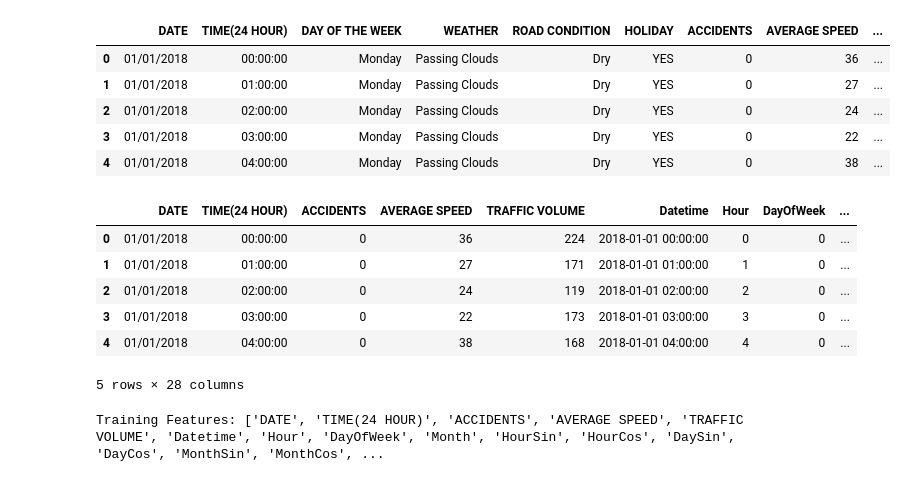
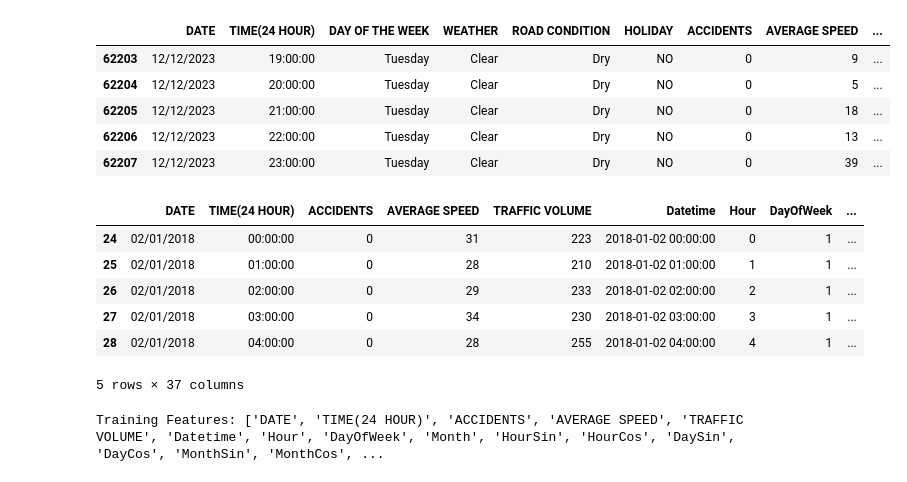
Before and after one commit to jhubii/Traffic_forecasting, a Jupyter notebook: Traffic_forecasting.ipynb, the cells around one changed output. Saved outputs shown, nothing was run; the diff lists cells and outputs as text; code cells hidden in the pictures.

```diff
--- a/Traffic_forecasting.ipynb
+++ b/Traffic_forecasting.ipynb
@@ -43,10 +33,10 @@ def add_lagged_features(df, target_column, lags):
         df[f'{target_column}_lag_{lag}'] = df[target_column].shift(lag)
     return df.dropna()
 # %%
-def load_and_preprocess_data(files, sheets):
+def load_and_preprocess_data(files, sheets, route_names):
     df_list = []
 
-    for file in files:
+    for file, route_name in zip(files, route_names):
         if os.path.exists(file):
             for sheet in sheets:
                 try:
@@ -65,6 +55,7 @@ def load_and_preprocess_data(files, sheets):
                     temp_df['Hour'] = temp_df['Datetime'].dt.hour
                     temp_df['DayOfWeek'] = temp_df['Datetime'].dt.dayofweek
                     temp_df['Month'] = temp_df['Datetime'].dt.month
+                    temp_df['Route'] = route_name  # Add Route Information
                     temp_df = add_temporal_features(temp_df)
 
                     df_list.append(temp_df)
@@ -74,38 +65,49 @@ def load_and_preprocess_data(files, sheets):
     return pd.concat(df_list, ignore_index=True) if df_list else None
 # %%
 files = ['./dataset/MA-A.xlsx', './dataset/NORTHBOUND.xlsx', './dataset/SOUTHBOUND.xlsx']
+route_names = ['MA-A', 'NORTHBOUND', 'SOUTHBOUND']
 sheets = ["2018", "2019", "2020", "2021", "2022", "2023"]
-df = load_and_preprocess_data(files, sheets)
 
-df.head()
+df = load_and_preprocess_data(files, sheets, route_names)
+
+df.tail()
 # %% [output]
 |  | DATE | TIME(24 HOUR) | DAY OF THE WEEK | WEATHER | ROAD CONDITION | HOLIDAY | ACCIDENTS | AVERAGE SPEED | ... |
-| 0 | 01/01/2018 | 00:00:00 | Monday | Passing Clouds | Dry | YES | 0 | 36 | ... |
-| 1 | 01/01/2018 | 01:00:00 | Monday | Passing Clouds | Dry | YES | 0 | 27 | ... |
-| 2 | 01/01/2018 | 02:00:00 | Monday | Passing Clouds | Dry | YES | 0 | 24 | ... |
-| 3 | 01/01/2018 | 03:00:00 | Monday | Passing Clouds | Dry | YES | 0 | 22 | ... |
-| 4 | 01/01/2018 | 04:00:00 | Monday | Passing Clouds | Dry | YES | 0 | 38 | ... |
+| 62203 | 12/12/2023 | 19:00:00 | Tuesday | Clear | Dry | NO | 0 | 9 | ... |
+| 62204 | 12/12/2023 | 20:00:00 | Tuesday | Clear | Dry | NO | 0 | 5 | ... |
+| 62205 | 12/12/2023 | 21:00:00 | Tuesday | Clear | Dry | NO | 0 | 18 | ... |
+| 62206 | 12/12/2023 | 22:00:00 | Tuesday | Clear | Dry | NO | 0 | 13 | ... |
+| 62207 | 12/12/2023 | 23:00:00 | Tuesday | Clear | Dry | NO | 0 | 39 | ... |
 # %%
+# One-hot encode categorical features
 categorical_cols = ['DAY OF THE WEEK', 'WEATHER', 'ROAD CONDITION', 'HOLIDAY']
 df = pd.get_dummies(df, columns=categorical_cols, drop_first=True)
 
+# Create dummy variables for the 'Route' column (ensures route selection is preserved)
+df = pd.get_dummies(df, columns=['Route'], drop_first=False)
+
 target_column = 'TRAFFIC VOLUME'
 
-# lags = [1, 2, 3, 6, 12, 24]
-# df = add_lagged_features(df, target_column, lags)
+# ✅ Add lagged features (hourly/daily traffic patterns)
+lags = [1, 2, 3, 6, 12, 24]
+df = add_lagged_features(df, target_column, lags)
 
+# Define features (excluding target and timestamp-related columns)
 features = df.drop([target_column, 'DATE', 'TIME(24 HOUR)', 'Datetime'], axis=1)
 target = df[target_column]
 
+# Scale features and target variable
 scaler_X = MinMaxScaler()
 X_scaled = scaler_X.fit_transform(features)
 
 scaler_y = MinMaxScaler()
 y_scaled = scaler_y.fit_transform(target.values.reshape(-1, 1)).flatten()
 
+# Create sequences for LSTM
 window_size = 24
 X_seq, y_seq = create_sequences(X_scaled, y_scaled, window_size)
 
+# Split into training and test sets (80% train, 20% test)
 train_size = int(len(X_seq) * 0.8)
 X_train, X_test = X_seq[:train_size], X_seq[train_size:]
 y_train, y_test = y_seq[:train_size], y_seq[train_size:]
@@ -113,12 +115,12 @@ y_train, y_test = y_seq[:train_size], y_seq[train_size:]
 df.head()
 # %% [output]
 |  | DATE | TIME(24 HOUR) | ACCIDENTS | AVERAGE SPEED | TRAFFIC VOLUME | Datetime | Hour | DayOfWeek | ... |
-| 0 | 01/01/2018 | 00:00:00 | 0 | 36 | 224 | 2018-01-01 00:00:00 | 0 | 0 | ... |
-| 1 | 01/01/2018 | 01:00:00 | 0 | 27 | 171 | 2018-01-01 01:00:00 | 1 | 0 | ... |
-| 2 | 01/01/2018 | 02:00:00 | 0 | 24 | 119 | 2018-01-01 02:00:00 | 2 | 0 | ... |
-| 3 | 01/01/2018 | 03:00:00 | 0 | 22 | 173 | 2018-01-01 03:00:00 | 3 | 0 | ... |
-| 4 | 01/01/2018 | 04:00:00 | 0 | 38 | 168 | 2018-01-01 04:00:00 | 4 | 0 | ... |
+| 24 | 02/01/2018 | 00:00:00 | 0 | 31 | 223 | 2018-01-02 00:00:00 | 0 | 1 | ... |
+| 25 | 02/01/2018 | 01:00:00 | 0 | 28 | 210 | 2018-01-02 01:00:00 | 1 | 1 | ... |
+| 26 | 02/01/2018 | 02:00:00 | 0 | 29 | 233 | 2018-01-02 02:00:00 | 2 | 1 | ... |
+| 27 | 02/01/2018 | 03:00:00 | 0 | 34 | 230 | 2018-01-02 03:00:00 | 3 | 1 | ... |
+| 28 | 02/01/2018 | 04:00:00 | 0 | 28 | 255 | 2018-01-02 04:00:00 | 4 | 1 | ... |
-5 rows × 28 columns
+5 rows × 37 columns
 # %%
 print("Training Features:", list(df.columns))
 # %% [output]
```
Also changed, not shown: parts of 18 cells of this notebook, 15 other files.
